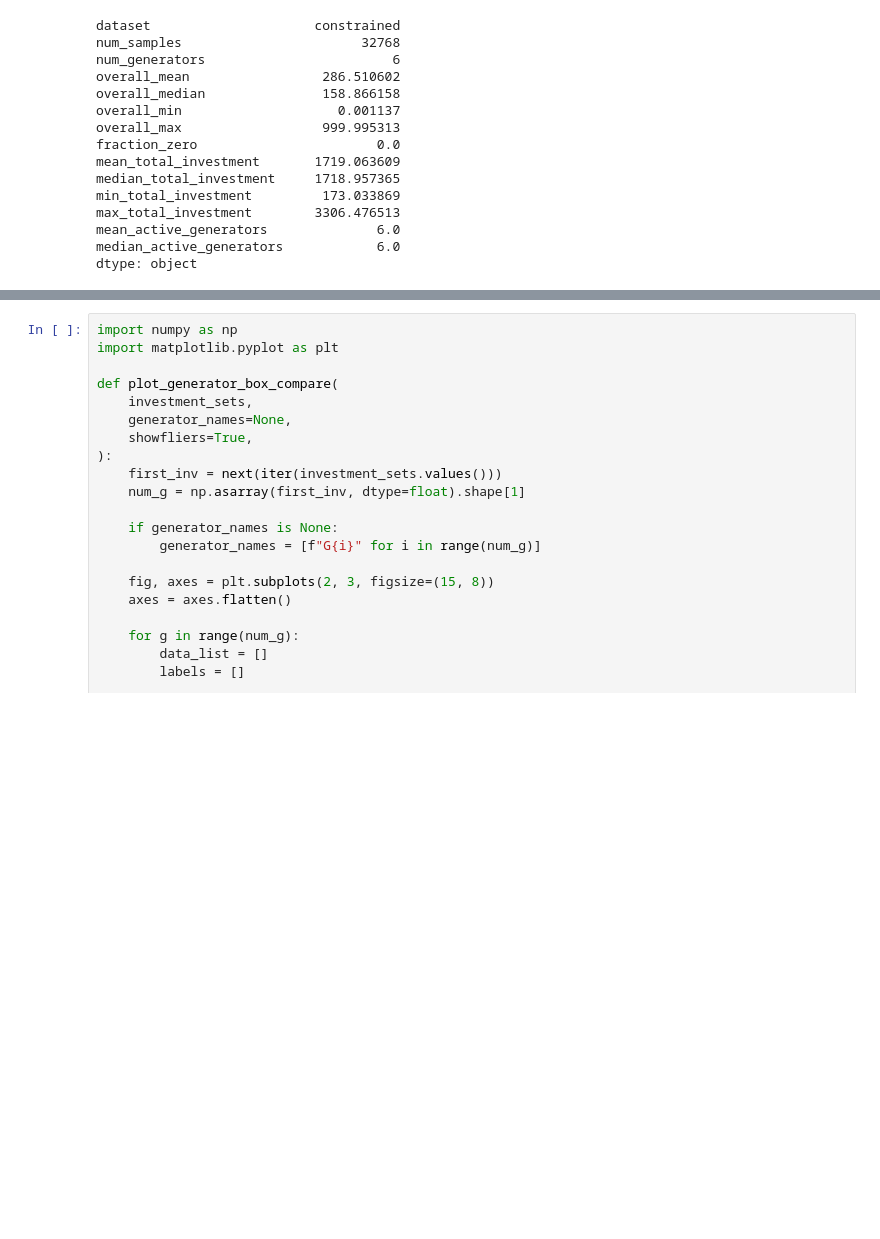
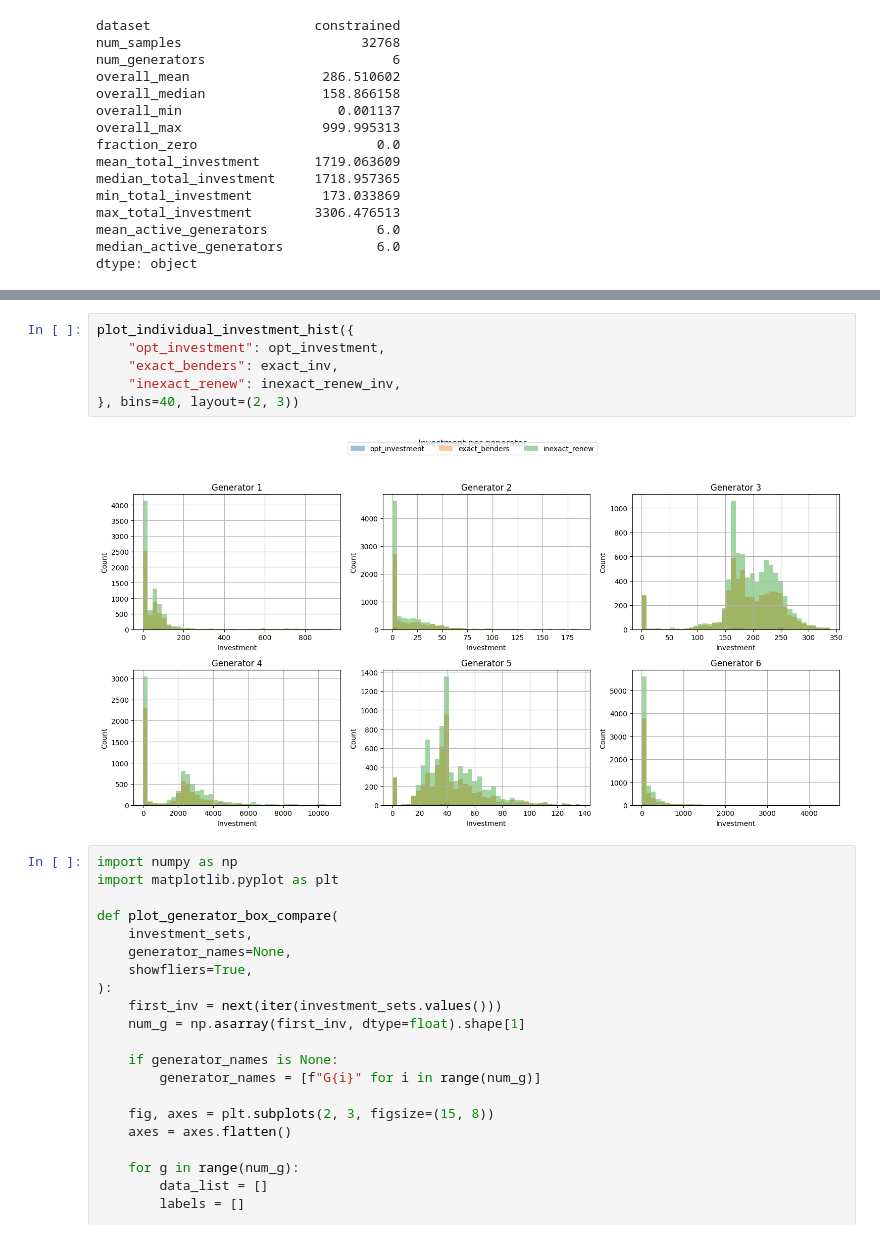
Before and after one commit to PeterrHH/ML-Enhanced-Benders, a Jupyter notebook: data_visualise.ipynb, the cells around one changed output, grey strips where cells are left out. Drawn from its saved outputs; the diff is of its cells as text; blank space fills up the shorter version.

```diff
--- a/data_visualise.ipynb
+++ b/data_visualise.ipynb
@@ -465,3 +542,11 @@ plot_total_investment_hist({
+# %%
+plot_individual_investment_hist({
+    "opt_investment": opt_investment,
+    "exact_benders": exact_inv,
+    "inexact_renew": inexact_renew_inv,
+}, bins=40, layout=(2, 3))
+# %% [output]
+[figure, added]
 # %%
 import numpy as np
 import matplotlib.pyplot as plt
```
Also changed, not shown: parts of 9 cells of this notebook, 6 other files.
